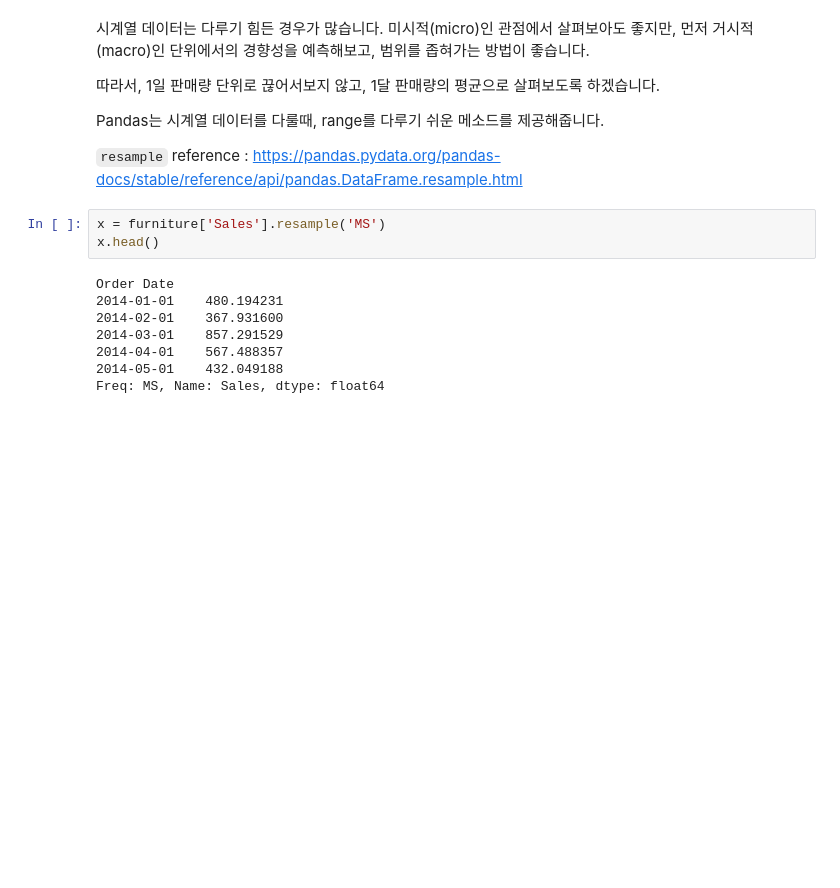
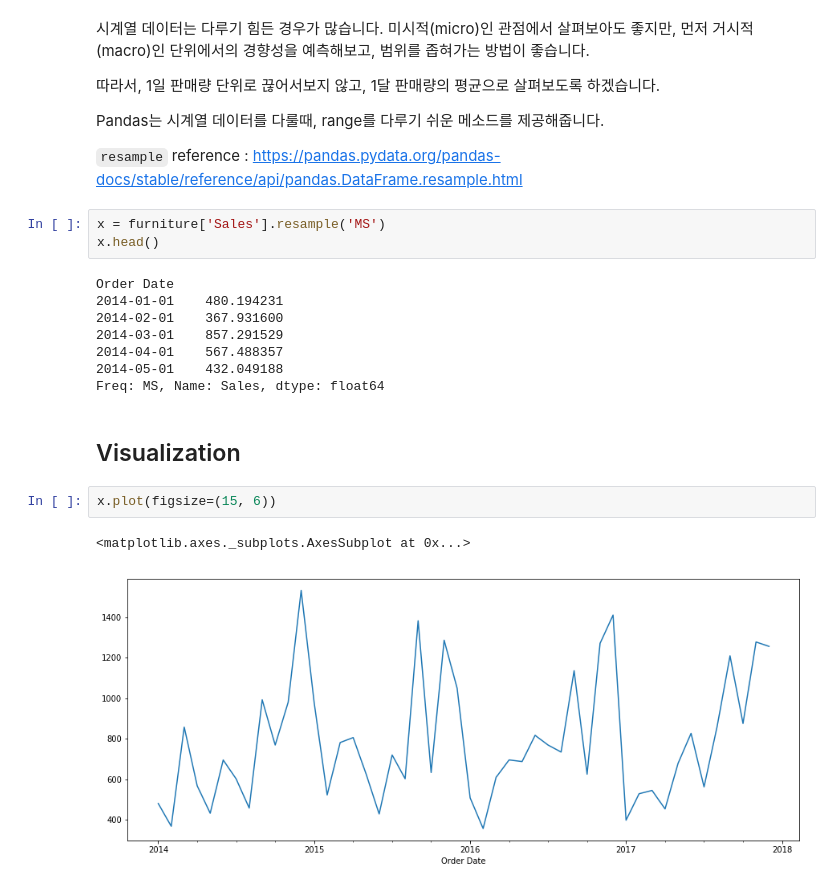
Before and after one commit to jeonghunyoon/machine-learning-lecture-notes-old, a Jupyter notebook: Time_series_analysis_tutorial.ipynb, the cells around one changed output. Drawn from its saved outputs; the diff is of its cells as text; blank space fills up the shorter version.

```diff
--- a/Time_series_analysis_tutorial.ipynb
+++ b/Time_series_analysis_tutorial.ipynb
@@ -159,3 +159,10 @@ Order Date
 2014-04-01    567.488357
 2014-05-01    432.049188
 Freq: MS, Name: Sales, dtype: float64
+# %% [markdown]
+## Visualization
+# %%
+x.plot(figsize=(15, 6))
+# %% [output]
+<matplotlib.axes._subplots.AxesSubplot at 0x...>
+[figure, added]
```
Also changed, not shown: parts of 20 cells of this notebook.
